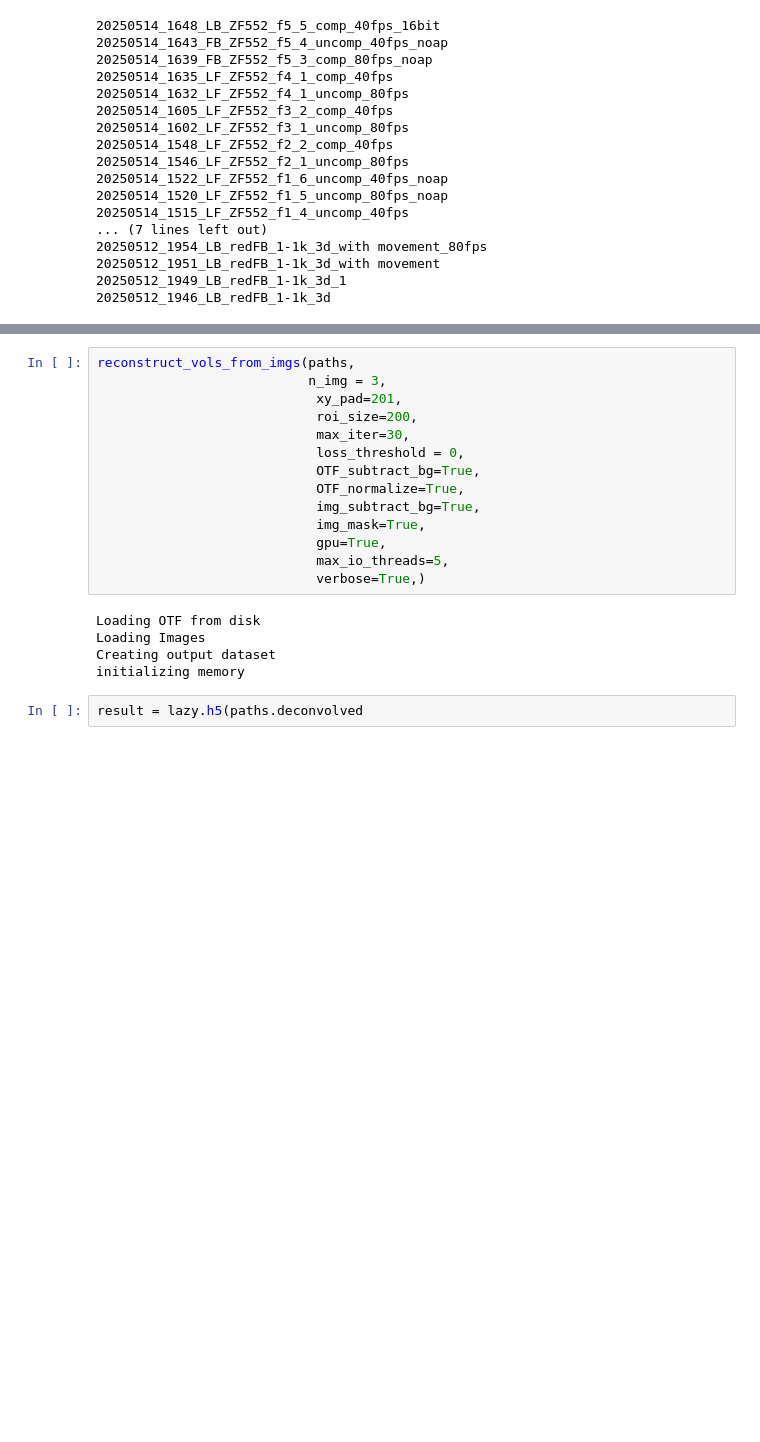
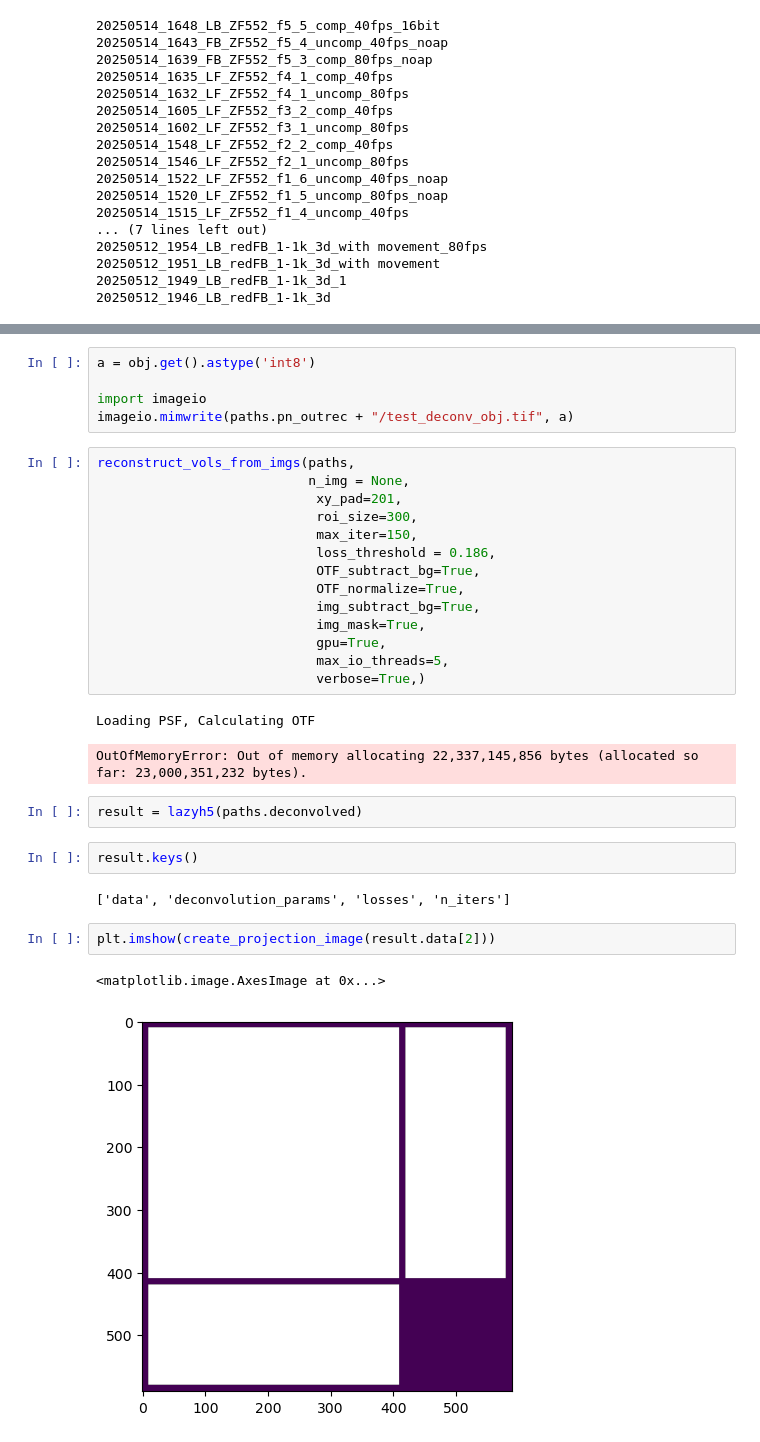
Before and after one commit to LukBorn/LFM, a Jupyter notebook: imaging/deconvolve_recording.ipynb, the cells around one changed output, grey strips where cells are left out. Saved outputs shown, nothing was run; the diff lists cells and outputs as text; blank space fills up the shorter version.

Commit message:
moved some functions around, made single vol multivol decon more similar, imperfect fish deconv

```diff
--- a/imaging/deconvolve_recording.ipynb
+++ b/imaging/deconvolve_recording.ipynb
@@ -69,10 +141,15 @@ paths = Paths(dataset_name=dataset_name,
+# %%
+a = obj.get().astype('int8')
+
+import imageio
+imageio.mimwrite(paths.pn_outrec + "/test_deconv_obj.tif", a)
 # %%
 reconstruct_vols_from_imgs(paths,
-                           n_img = 3,
+                           n_img = None,
                             xy_pad=201,
-                            roi_size=200,
-                            max_iter=30,
-                            loss_threshold = 0,
+                            roi_size=300,
+                            max_iter=150,
+                            loss_threshold = 0.186,
                             OTF_subtract_bg=True,
                             OTF_normalize=True,
                             img_subtract_bg=True,
@@ -81,9 +158,16 @@ reconstruct_vols_from_imgs(paths,
                             max_io_threads=5,
                             verbose=True,)
 # %% [output]
-Loading OTF from disk
-Loading Images
-Creating output dataset
-initializing memory
+Loading PSF, Calculating OTF
+OutOfMemoryError: Out of memory allocating 22,337,145,856 bytes (allocated so far: 23,000,351,232 bytes).
 # %%
-result = lazy.h5(paths.deconvolved
+result = lazyh5(paths.deconvolved)
+# %%
+result.keys()
+# %% [output]
+['data', 'deconvolution_params', 'losses', 'n_iters']
+# %%
+plt.imshow(create_projection_image(result.data[2]))
+# %% [output]
+<matplotlib.image.AxesImage at 0x...>
+[figure, added]
```
Also changed, not shown: parts of 10 cells of this notebook, 3 other files.
